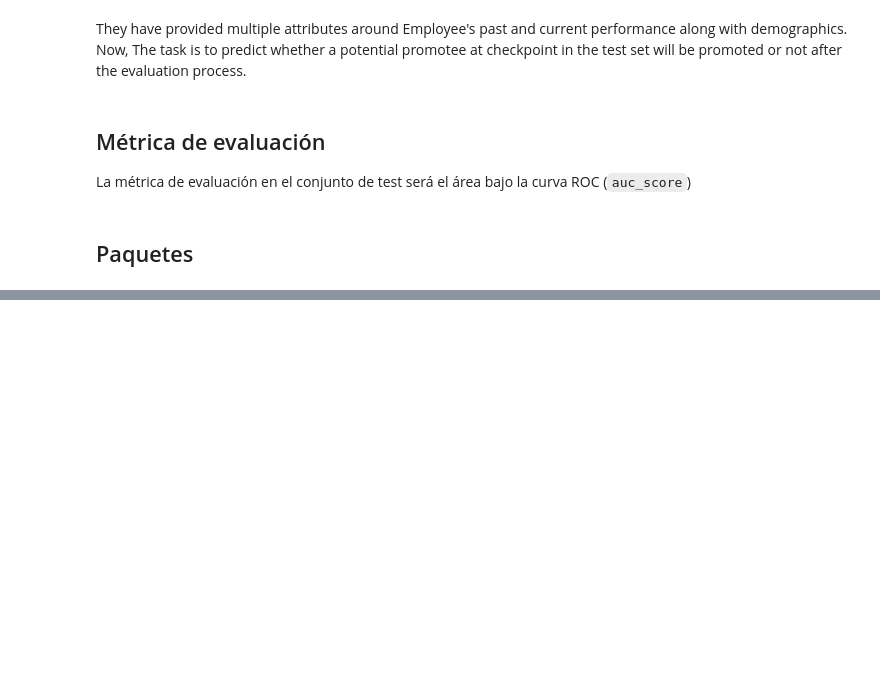
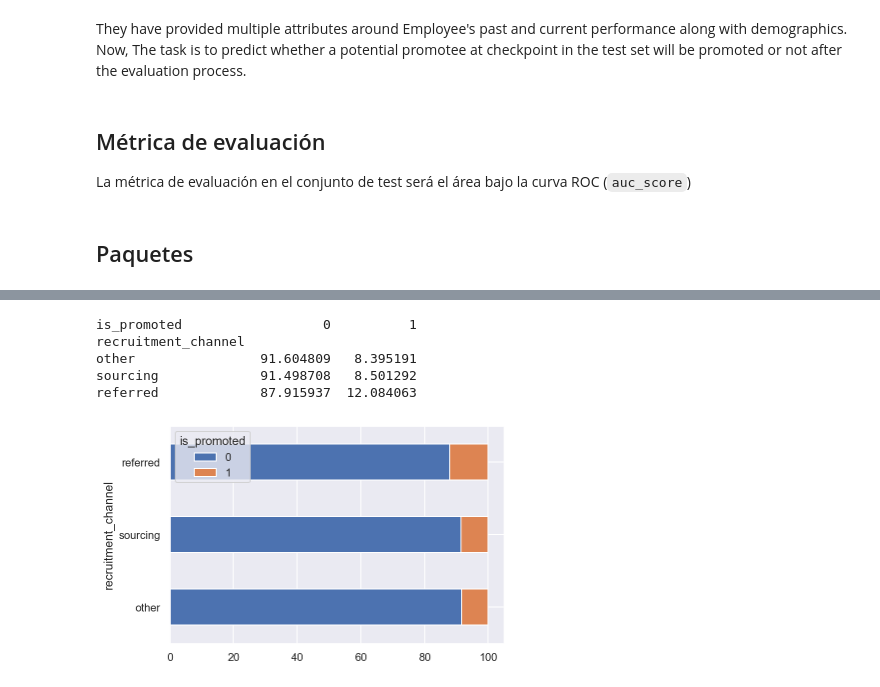
Before and after one commit to giordanap/MLA, a Jupyter notebook: Proyecto 01 - HR Analytics/00-apellido-nombre-proyecto1.ipynb, the cells around one changed output, grey strips where cells are left out. Cells and saved outputs as stored; diff of their text form; code cells hidden in the pictures; blank space fills up the shorter version.

```diff
--- a/Proyecto 01 - HR Analytics/00-apellido-nombre-proyecto1.ipynb
+++ b/Proyecto 01 - HR Analytics/00-apellido-nombre-proyecto1.ipynb
@@ -113,0 +222,11 @@ X_train, X_test = train_test_split(data , test_size = 0.2, stratify = data[targe
+# %%
+# recruitment_channel
+tb_recruitment_channel = pd.crosstab(index=data['recruitment_channel'], columns=data['is_promoted'], margins=False).apply(lambda r: r/r.sum() *100, axis=1).sort_values(by=1)
+print(tb_recruitment_channel); tb_recruitment_channel.plot(kind='barh', stacked=True); pass
+# %% [output]
+is_promoted                  0          1
+recruitment_channel
+other                91.604809   8.395191
+sourcing             91.498708   8.501292
+referred             87.915937  12.084063
+[figure, added]
```
Also changed, not shown: parts of 60 cells of this notebook.
